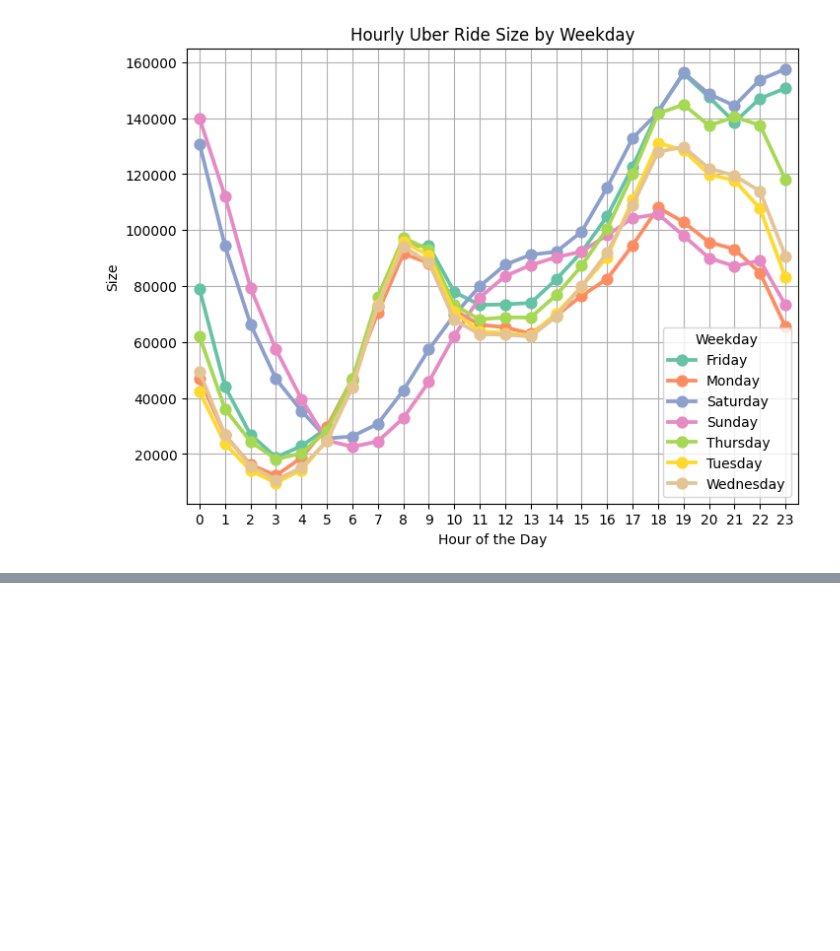
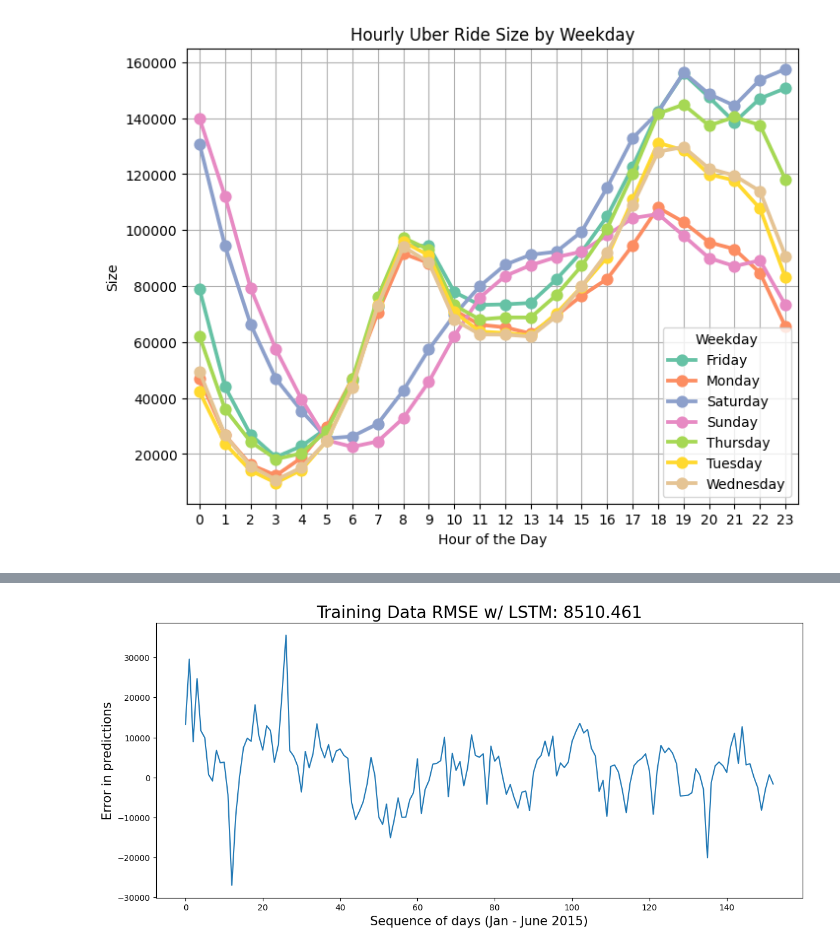
Before and after one commit to JeremyKrick/traffic-trend-predictor, a Jupyter notebook: Final_Project_IOT.ipynb, the cells around one changed output, grey strips where cells are left out. Cells and saved outputs as stored; diff of their text form; code cells hidden in the pictures; blank space fills up the shorter version.

```diff
--- a/Final_Project_IOT.ipynb
+++ b/Final_Project_IOT.ipynb
@@ -213,0 +343,3 @@ plt.show()
+# %%
+all_jan_june_mod = [all_jan_june[i] for i,j in enumerate(all_jan_june) if i not in remove_inds]
+len(all_jan_june_mod)
@@ -213,0 +348,4 @@ plt.show()
+# %%
+## Convert time-series into data-frame for modeling process
+uber_jan_june_final = pd.DataFrame({'Days': range(1,len(all_jan_june_mod)+1), 'Trips': all_jan_june_mod})
+uber_jan_june_final.head()
@@ -213,0 +359,13 @@ plt.show()
+# %%
+from sklearn.preprocessing import MinMaxScaler
+
+## Split into train-test set:
+train_jan_june = uber_jan_june_final.iloc[0:167,1:2].values
+test_jan_june = uber_jan_june_final.iloc[167:,1:2].values
+
+print ('Training data: ', train_jan_june.shape)
+print ('Testing data: ', test_jan_june.shape)
+
+## Feature-scaling:
+mms = MinMaxScaler(feature_range = (0,1))
+train_jan_june_scaled = mms.fit_transform(train_jan_june)
@@ -213,0 +375,10 @@ plt.show()
+# %%
+x_train = []
+y_train = []
+
+for rides in range(14, 167):
+    x_train.append(train_jan_june_scaled[rides-14:rides,0])
+    y_train.append(train_jan_june_scaled[rides,0])
+
+x_train, y_train = np.array(x_train), np.array(y_train)
+x_train = np.reshape(x_train, newshape = (x_train.shape[0], x_train.shape[1], 1))
@@ -213,0 +542,14 @@ plt.show()
+# %%
+pred_train = regressor.predict(x_train)
+pred_train = mms.inverse_transform(pred_train)
+
+residuals_train = pred_train - train_jan_june[0:-14]
+rmse_train = np.sqrt(np.mean(residuals_train**2))
+
+fig, ax = plt.subplots(figsize = (14,6))
+ax.plot(residuals_train)
+ax.set_xlabel('Sequence of days (Jan - June 2015)', fontsize = 15)
+ax.set_ylabel('Error in predictions', fontsize = 15)
+ax.set_title('Training Data RMSE w/ LSTM: {}'.format(round(rmse_train,3)), fontsize = 20)
+plt.show()
+# %% [output]
@@ -213,0 +557 @@ plt.show()
+[figure, added]
```
Also changed, not shown: parts of 29 cells of this notebook.
